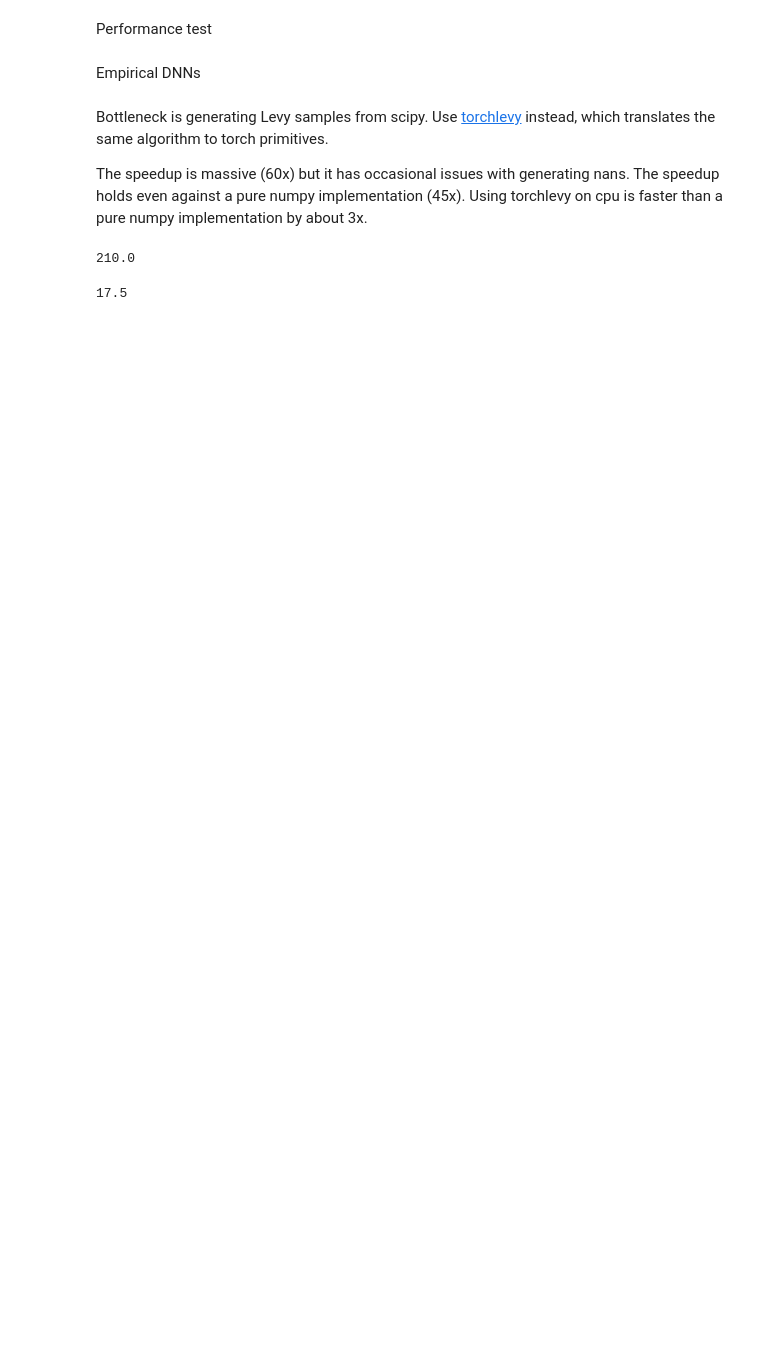
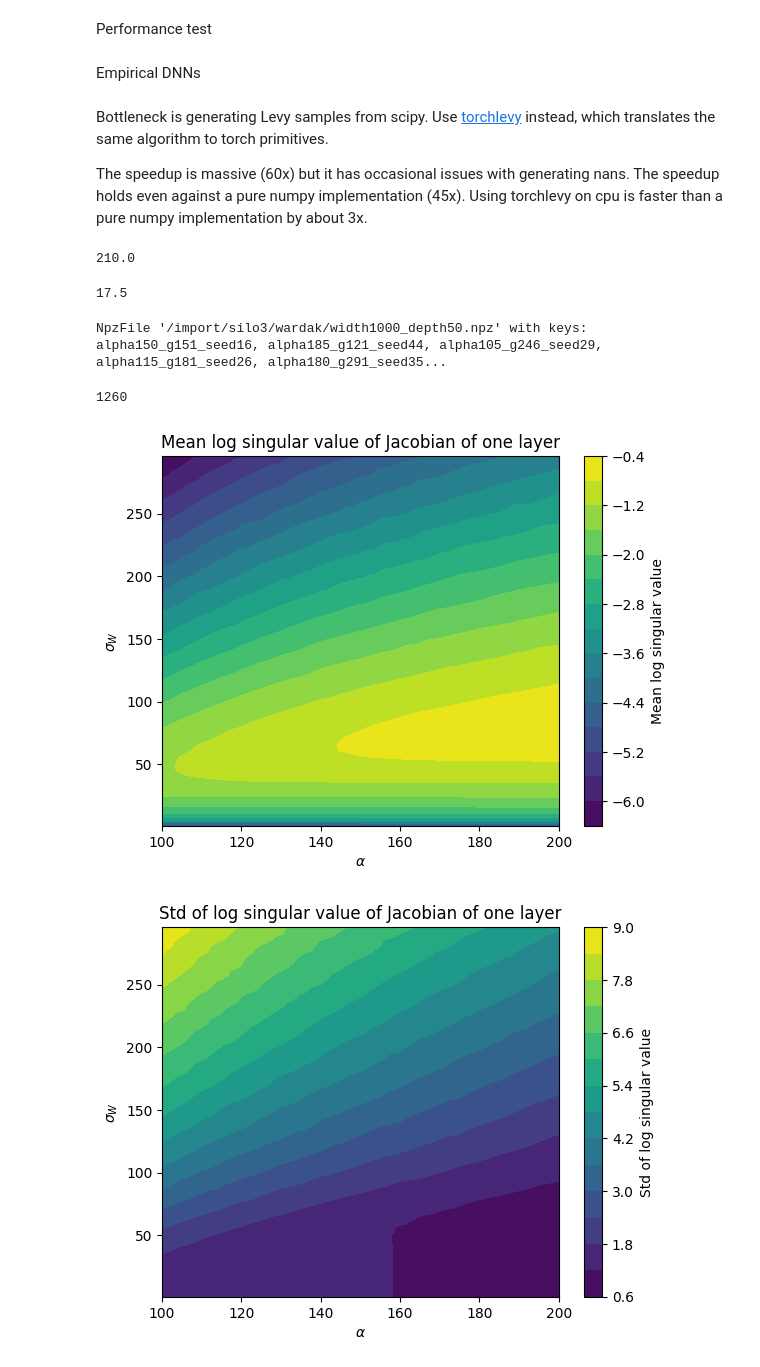
Before and after one commit to CKQu1/extended-criticality-dnn, a Jupyter notebook: random_dnn/RMT.ipynb, the cells around one changed output. Saved outputs shown, nothing was run; the diff lists cells and outputs as text; code cells hidden in the pictures; blank space fills up the shorter version.

```diff
--- a/random_dnn/RMT.ipynb
+++ b/random_dnn/RMT.ipynb
@@ -80,3 +80,68 @@ len(['' for alpha100 in range(100, 201, 5)
 210 * 5 / 60
 # %% [output]
 17.5
+# %%
+import numpy as np
+data = np.load("/import/silo3/wardak/width1000_depth50.npz")
+data
+# %% [output]
+NpzFile '/import/silo3/wardak/width1000_depth50.npz' with keys: alpha150_g151_seed16, alpha185_g121_seed44, alpha105_g246_seed29, alpha115_g181_seed26, alpha180_g291_seed35...
+# %%
+from tqdm.auto import tqdm
+import re
+
+
+def to_tup(
+    s, pattern=re.compile(r"alpha(?P<alpha>[\d.]+)_g(?P<g>[\d.]+)_seed(?P<seed>\d+)")
+):
+    return tuple(int(x) for x in pattern.match(s).groups())
+
+
+means = {to_tup(k): v[~np.isneginf(v)].mean() for k, v in tqdm(data.items())}
+# %%
+stds = {to_tup(k): v[~np.isneginf(v)].std() for k, v in tqdm(data.items())}
+# %%
+import matplotlib.pyplot as plt
+
+from itertools import groupby
+
+
+def groupby_mean(data_dict, sort_key=lambda x: x[0][:-1]):
+    return {
+        k: np.mean([gv for gk, gv in list(grouper)])
+        for k, grouper in groupby(sorted(data_dict.items(), key=sort_key), sort_key)
+    }
+
+
+xyz_means = np.array([(k[0], k[1], v) for k, v in groupby_mean(means).items()])
+
+# mask = xyz[:, 0] > 190
+mask = np.ones_like(xyz_means[:, 0], dtype=bool)
+print(mask.sum())
+plt.tricontourf(xyz_means[mask, 0], xyz_means[mask, 1], xyz_means[mask, 2], levels=14)
+plt.colorbar(label="Mean log singular value")
+plt.xlabel(r"$\alpha$")
+plt.ylabel(r"$\sigma_W$")
+plt.title("Mean log singular value of Jacobian of one layer")
+plt.show()
+
+xyz_stds = np.array([(k[0], k[1], v) for k, v in groupby_mean(stds).items()])
+plt.tricontourf(xyz_stds[mask, 0], xyz_stds[mask, 1], xyz_stds[mask, 2], levels=14)
+plt.colorbar(label="Std of log singular value")
+plt.xlabel(r"$\alpha$")
+plt.ylabel(r"$\sigma_W$")
+plt.title("Std of log singular value of Jacobian of one layer")
+plt.show()
+
+xyz_CVs = xyz_means.copy()
+xyz_CVs[:, 2] = xyz_stds[:, 2] / xyz_means[:, 2]
+plt.tricontourf(xyz_CVs[mask, 0], xyz_CVs[mask, 1], xyz_CVs[mask, 2], levels=14)
+plt.colorbar(label="CV of log singular value")
+plt.xlabel(r"$\alpha$")
+plt.ylabel(r"$\sigma_W$")
+plt.title("CV of log singular value of Jacobian of one layer")
+plt.show()
+# %% [output]
+1260
+[figure, added]
+[figure, added]
```
Also changed, not shown: parts of 1 cell of this notebook, 2 other files.
